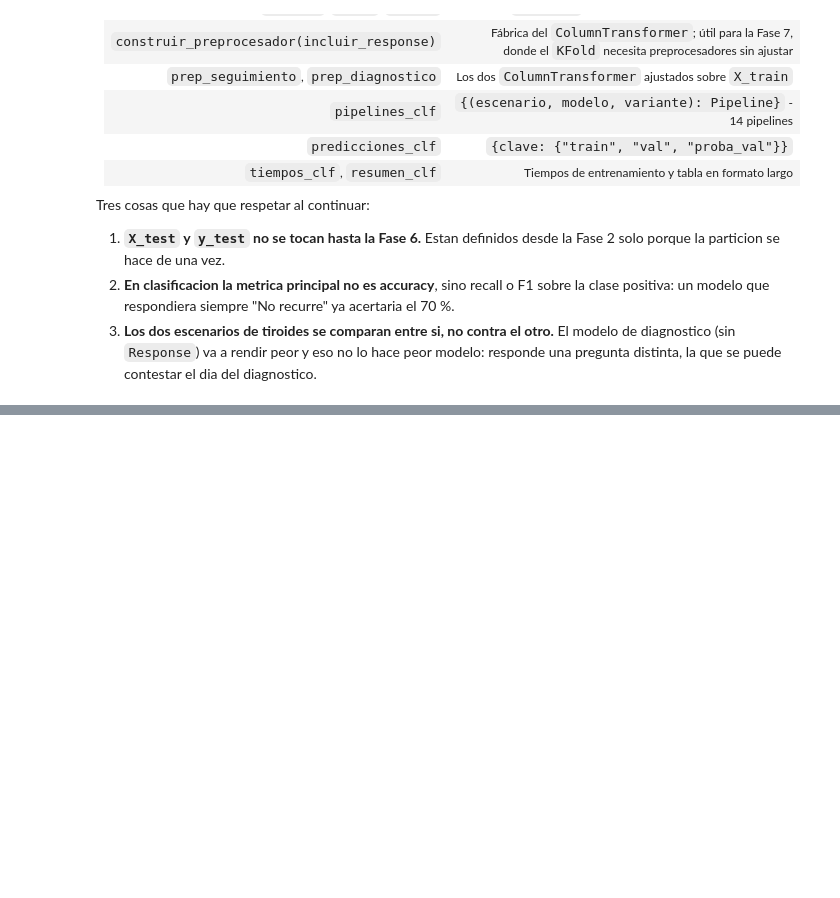
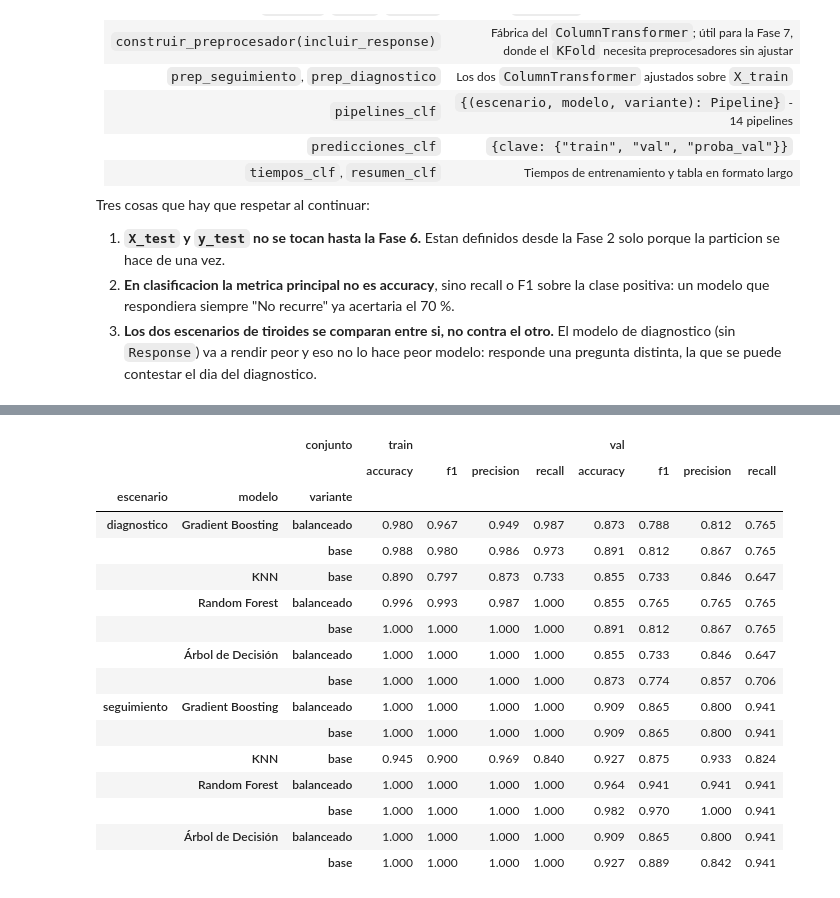
Before and after one commit to kepabonsaeafit/fundamentos-aa-2026, a Jupyter notebook: talleres/workshop2-ml/workshop2_clasificacion_tiroides.ipynb, the cells around one changed output, grey strips where cells are left out. Saved outputs shown, nothing was run; the diff lists cells and outputs as text; code cells hidden in the pictures; blank space fills up the shorter version.

```diff
--- a/talleres/workshop2-ml/workshop2_clasificacion_tiroides.ipynb
+++ b/talleres/workshop2-ml/workshop2_clasificacion_tiroides.ipynb
@@ -2215,0 +2226,31 @@ Tres cosas que hay que respetar al continuar:
+# %%
+from sklearn.metrics import (accuracy_score, precision_score, recall_score,
+                              f1_score, confusion_matrix)
+
+filas = []
+for (escenario, modelo, variante), preds in predicciones_clf.items():
+    for conjunto, y_true, y_pred in [("train", y_train, preds["train"]), ("val", y_val, preds["val"])]:
+        tn, fp, fn, tp = confusion_matrix(y_true, y_pred, labels=[0, 1]).ravel()
+        filas.append({
+            "escenario": escenario, "modelo": modelo, "variante": variante, "conjunto": conjunto,
+            "accuracy": accuracy_score(y_true, y_pred),
+            "precision": precision_score(y_true, y_pred, zero_division=0),
+            "recall": recall_score(y_true, y_pred, zero_division=0),
+            "f1": f1_score(y_true, y_pred, zero_division=0),
+            "TN": tn, "FP": fp, "FN": fn, "TP": tp,
+        })
+
+metricas_clf = pd.DataFrame(filas)
+
+print("Escenario 'seguimiento' (con Response), variante base:")
+cols_mostrar = ["modelo", "conjunto", "accuracy", "precision", "recall", "f1", "FN", "FP"]
+display(metricas_clf.query("escenario == 'seguimiento' and variante == 'base'")[cols_mostrar].round(3))
+
+print("\nEscenario 'diagnostico' (sin Response), variante base:")
+display(metricas_clf.query("escenario == 'diagnostico' and variante == 'base'")[cols_mostrar].round(3))
+
+print("\nEfecto de la variante 'balanceado' (Árbol, Random Forest y Gradient Boosting), en validación:")
+piv_bal = (metricas_clf.query("conjunto == 'val' and modelo != 'KNN'")
+           .pivot_table(index=["escenario", "modelo"], columns="variante",
+                        values=["recall", "f1"]))
+display(piv_bal.round(3))
@@ -2215,0 +2334,30 @@ Tres cosas que hay que respetar al continuar:
+# %%
+tabla_comparativa_clf = (
+    metricas_clf
+    .pivot_table(index=["escenario", "modelo", "variante"], columns="conjunto",
+                 values=["accuracy", "precision", "recall", "f1"])
+    .swaplevel(axis=1)
+    .sort_index(axis=1, level=0)
+    [["train", "val"]]
+    .round(3)
+)
+pd.set_option("display.max_rows", None)
+display(tabla_comparativa_clf)
+# %% [output]
+|  |  | conjunto | train |  |  |  | val |  |  |  |
+|  |  |  | accuracy | f1 | precision | recall | accuracy | f1 | precision | recall |
+| escenario | modelo | variante |  |  |  |  |  |  |  |  |
+| diagnostico | Gradient Boosting | balanceado | 0.980 | 0.967 | 0.949 | 0.987 | 0.873 | 0.788 | 0.812 | 0.765 |
+|  |  | base | 0.988 | 0.980 | 0.986 | 0.973 | 0.891 | 0.812 | 0.867 | 0.765 |
+|  | KNN | base | 0.890 | 0.797 | 0.873 | 0.733 | 0.855 | 0.733 | 0.846 | 0.647 |
+|  | Random Forest | balanceado | 0.996 | 0.993 | 0.987 | 1.000 | 0.855 | 0.765 | 0.765 | 0.765 |
+|  |  | base | 1.000 | 1.000 | 1.000 | 1.000 | 0.891 | 0.812 | 0.867 | 0.765 |
+|  | Árbol de Decisión | balanceado | 1.000 | 1.000 | 1.000 | 1.000 | 0.855 | 0.733 | 0.846 | 0.647 |
+|  |  | base | 1.000 | 1.000 | 1.000 | 1.000 | 0.873 | 0.774 | 0.857 | 0.706 |
+| seguimiento | Gradient Boosting | balanceado | 1.000 | 1.000 | 1.000 | 1.000 | 0.909 | 0.865 | 0.800 | 0.941 |
+|  |  | base | 1.000 | 1.000 | 1.000 | 1.000 | 0.909 | 0.865 | 0.800 | 0.941 |
+|  | KNN | base | 0.945 | 0.900 | 0.969 | 0.840 | 0.927 | 0.875 | 0.933 | 0.824 |
+|  | Random Forest | balanceado | 1.000 | 1.000 | 1.000 | 1.000 | 0.964 | 0.941 | 0.941 | 0.941 |
+|  |  | base | 1.000 | 1.000 | 1.000 | 1.000 | 0.982 | 0.970 | 1.000 | 0.941 |
+|  | Árbol de Decisión | balanceado | 1.000 | 1.000 | 1.000 | 1.000 | 0.909 | 0.865 | 0.800 | 0.941 |
+|  |  | base | 1.000 | 1.000 | 1.000 | 1.000 | 0.927 | 0.889 | 0.842 | 0.941 |
```
Also changed, not shown: parts of 21 cells of this notebook, 2 other files.
